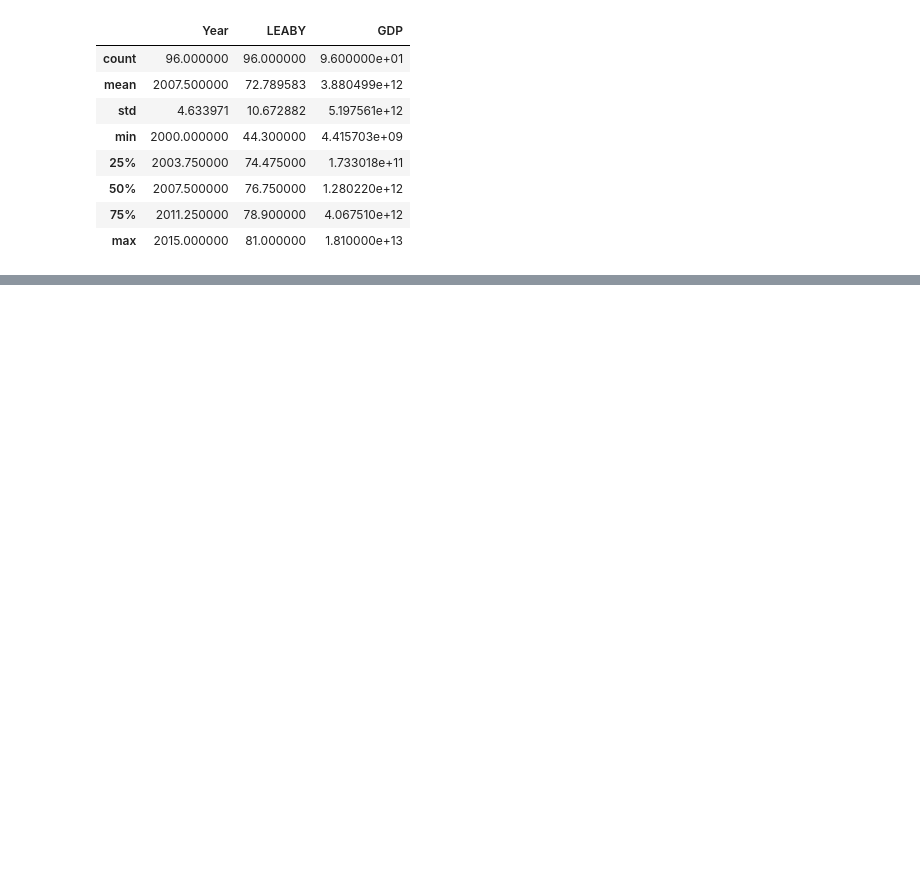
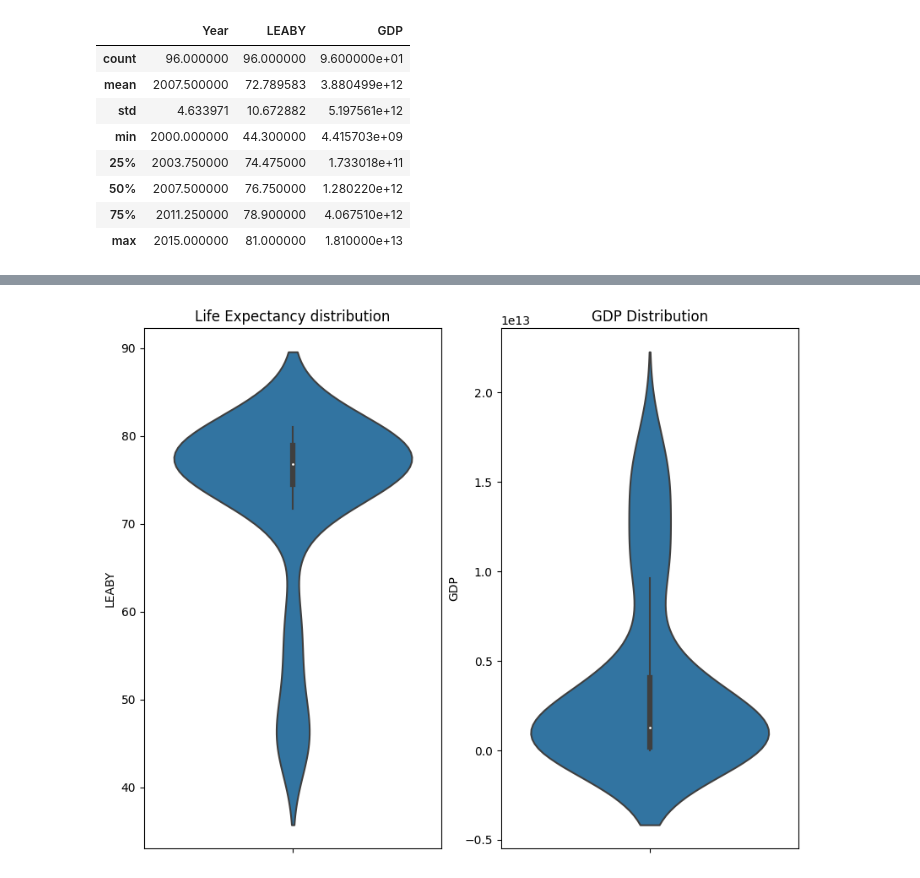
Before and after one commit to henriksommerin-sys/Python-Portfolio-Projects, a Jupyter notebook: project-life-expectancy-and-gdp/life_expectancy_gdp.ipynb, the cells around one changed output, grey strips where cells are left out. Cells and saved outputs as stored; diff of their text form; code cells hidden in the pictures; blank space fills up the shorter version.

```diff
--- a/project-life-expectancy-and-gdp/life_expectancy_gdp.ipynb
+++ b/project-life-expectancy-and-gdp/life_expectancy_gdp.ipynb
@@ -83,13 +93,15 @@ plt.show()
 # %%
 #Create a violinplot for both GDP and Life Expectancy. Use subplots to visualize both graphs next to eachother
 plt.figure(figsize=(10, 8))
 plt.subplot(1, 2, 1)
-sns.violinplot(y=df['Life expectancy at birth (years)'])
+sns.violinplot(y=df['LEABY'])
 plt.title('Life Expectancy distribution')
 plt.subplot(1, 2, 2)
 sns.violinplot(y=df['GDP'])
 plt.title('GDP Distribution')
 plt.show()
+# %% [output]
+[figure, added]
 # %%
 #Create two subplots showcasing the distribution of GDP and LEABY respectively
 plt.figure(figsize=(10,8))
```
Also changed, not shown: parts of 8 cells of this notebook, 3 other files.
